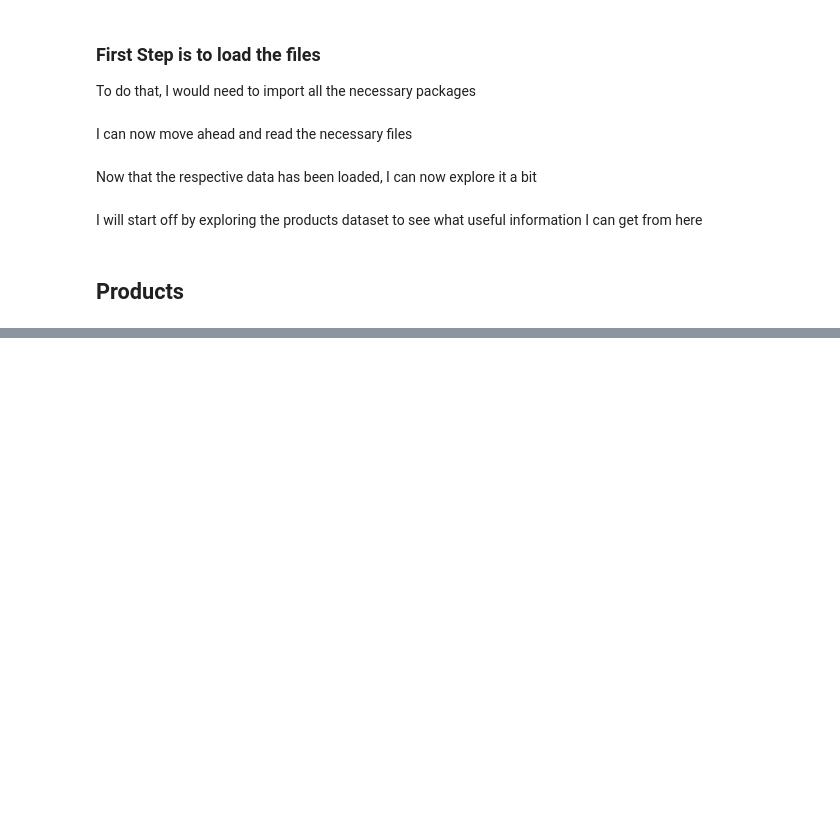
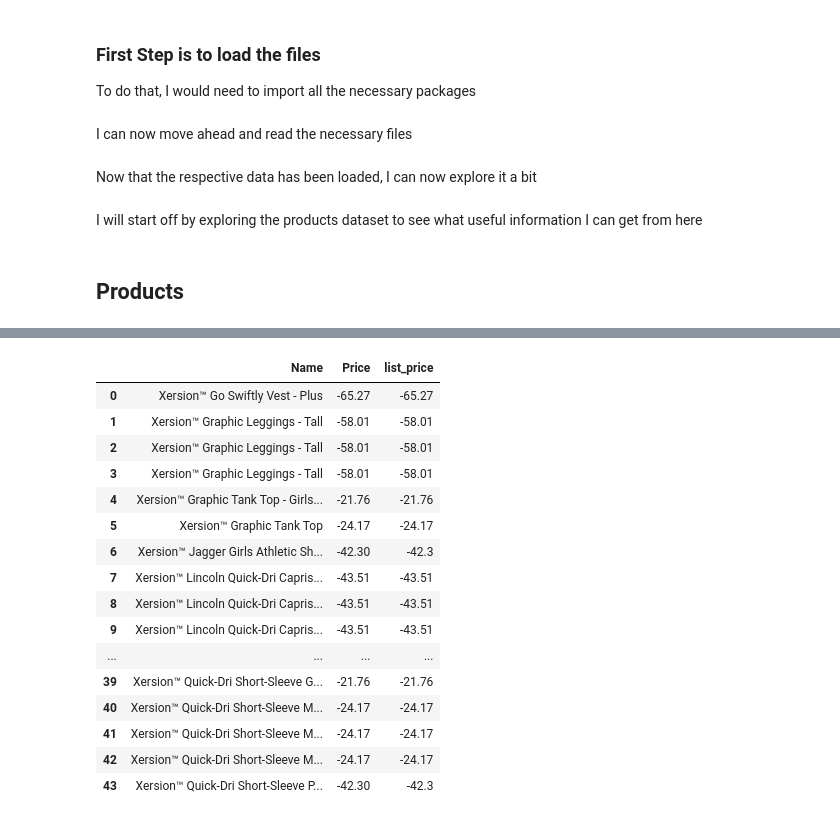
Before and after one commit to RedeemerNtumy/JCPennyConsultancyProject, a Jupyter notebook: 3549063_BD2.ipynb, the cells around one changed output, grey strips where cells are left out. Saved outputs shown, nothing was run; the diff lists cells and outputs as text; code cells hidden in the pictures; blank space fills up the shorter version.

```diff
--- a/3549063_BD2.ipynb
+++ b/3549063_BD2.ipynb
@@ -132,0 +204,21 @@ I will start off by exploring the products dataset to see what useful informatio
+# %%
+# Show the merged dataframe
+merged_prices[['Name', 'Price', 'list_price']]
+# %% [output]
+|  | Name | Price | list_price |
+| 0 | Xersion™ Go Swiftly Vest - Plus | -65.27 | -65.27 |
+| 1 | Xersion™ Graphic Leggings - Tall | -58.01 | -58.01 |
+| 2 | Xersion™ Graphic Leggings - Tall | -58.01 | -58.01 |
+| 3 | Xersion™ Graphic Leggings - Tall | -58.01 | -58.01 |
+| 4 | Xersion™ Graphic Tank Top - Girls... | -21.76 | -21.76 |
+| 5 | Xersion™ Graphic Tank Top | -24.17 | -24.17 |
+| 6 | Xersion™ Jagger Girls Athletic Sh... | -42.30 | -42.3 |
+| 7 | Xersion™ Lincoln Quick-Dri Capris... | -43.51 | -43.51 |
+| 8 | Xersion™ Lincoln Quick-Dri Capris... | -43.51 | -43.51 |
+| 9 | Xersion™ Lincoln Quick-Dri Capris... | -43.51 | -43.51 |
+| ... | ... | ... | ... |
+| 39 | Xersion™ Quick-Dri Short-Sleeve G... | -21.76 | -21.76 |
+| 40 | Xersion™ Quick-Dri Short-Sleeve M... | -24.17 | -24.17 |
+| 41 | Xersion™ Quick-Dri Short-Sleeve M... | -24.17 | -24.17 |
+| 42 | Xersion™ Quick-Dri Short-Sleeve M... | -24.17 | -24.17 |
+| 43 | Xersion™ Quick-Dri Short-Sleeve P... | -42.30 | -42.3 |
```
Also changed, not shown: parts of 14 cells of this notebook.
